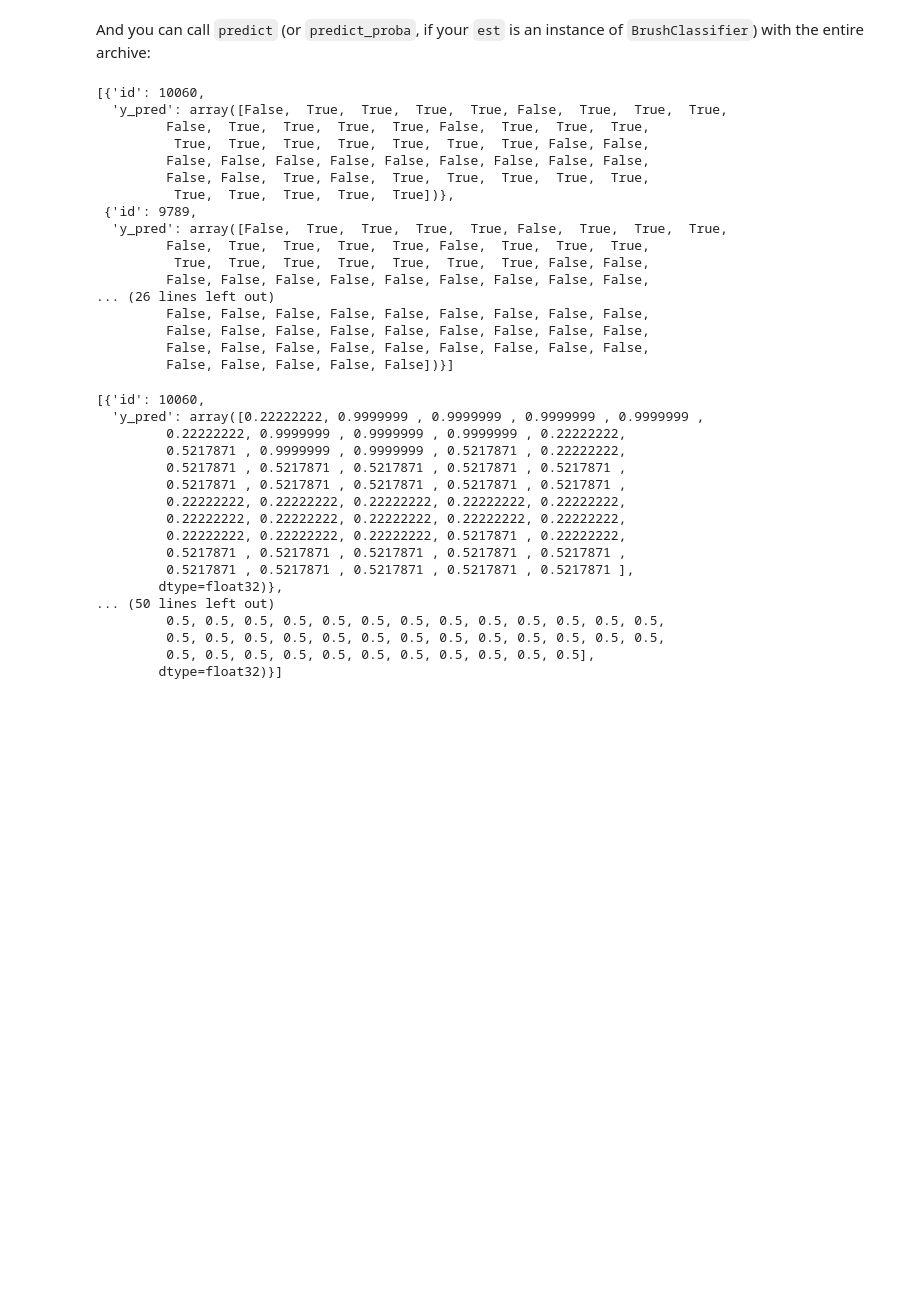
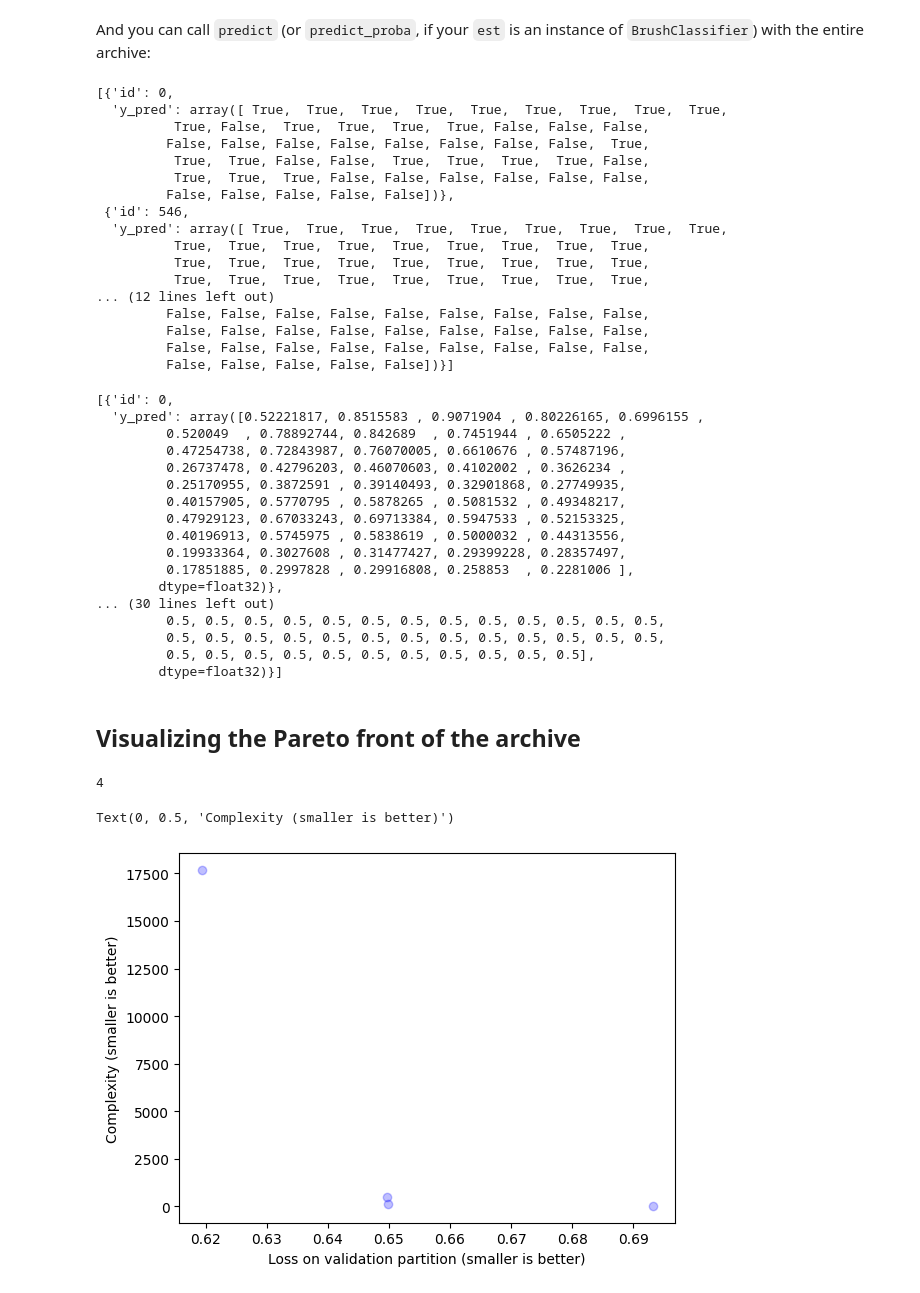
Before and after one commit to cavalab/brush, a Jupyter notebook: docs/guide/archive.ipynb, the cells around one changed output. Saved outputs shown, nothing was run; the diff lists cells and outputs as text; code cells hidden in the pictures; blank space fills up the shorter version.

Commit message:
Plotting the pareto front of archive

```diff
--- a/docs/guide/archive.ipynb
+++ b/docs/guide/archive.ipynb
@@ -20,12 +20,15 @@ y = df['target']
 est = BrushClassifier(
     functions=['SplitBest','Add','Mul','Sin','Cos','Exp','Logabs'],
     use_arch=True,
+    objectives=["error", "linear_complexity"],
     max_gens=100,
+    pop_size=200,
     verbosity=1
 )
 
 est.fit(X,y)
-y_pred = est.predict(X)
+
+print("Best model:", est.best_estimator_.get_model())
 print('score:', est.score(X,y))
 # %% [output]
 Completed 100% [====================]
@@ -60,19 +64,19 @@ And you can call `predict` (or `predict_proba`, if your `est` is an instance of
 # %%
 est.predict_archive(X)
 # %% [output]
-[{'id': 10060,
-  'y_pred': array([False,  True,  True,  True,  True, False,  True,  True,  True,
-         False,  True,  True,  True,  True, False,  True,  True,  True,
-          True,  True,  True,  True,  True,  True,  True, False, False,
-         False, False, False, False, False, False, False, False, False,
-         False, False,  True, False,  True,  True,  True,  True,  True,
-          True,  True,  True,  True,  True])},
- {'id': 9789,
-  'y_pred': array([False,  True,  True,  True,  True, False,  True,  True,  True,
-         False,  True,  True,  True,  True, False,  True,  True,  True,
-          True,  True,  True,  True,  True,  True,  True, False, False,
-         False, False, False, False, False, False, False, False, False,
-... (26 lines left out)
+[{'id': 0,
+  'y_pred': array([ True,  True,  True,  True,  True,  True,  True,  True,  True,
+          True, False,  True,  True,  True,  True, False, False, False,
+         False, False, False, False, False, False, False, False,  True,
+          True,  True, False, False,  True,  True,  True,  True, False,
+          True,  True,  True, False, False, False, False, False, False,
+         False, False, False, False, False])},
+ {'id': 546,
+  'y_pred': array([ True,  True,  True,  True,  True,  True,  True,  True,  True,
+          True,  True,  True,  True,  True,  True,  True,  True,  True,
+          True,  True,  True,  True,  True,  True,  True,  True,  True,
+          True,  True,  True,  True,  True,  True,  True,  True,  True,
+... (12 lines left out)
          False, False, False, False, False, False, False, False, False,
          False, False, False, False, False, False, False, False, False,
          False, False, False, False, False, False, False, False, False,
@@ -80,20 +84,38 @@ est.predict_archive(X)
 # %%
 est.predict_proba_archive(X)
 # %% [output]
-[{'id': 10060,
-  'y_pred': array([0.22222222, 0.9999999 , 0.9999999 , 0.9999999 , 0.9999999 ,
-         0.22222222, 0.9999999 , 0.9999999 , 0.9999999 , 0.22222222,
-         0.5217871 , 0.9999999 , 0.9999999 , 0.5217871 , 0.22222222,
-         0.5217871 , 0.5217871 , 0.5217871 , 0.5217871 , 0.5217871 ,
-         0.5217871 , 0.5217871 , 0.5217871 , 0.5217871 , 0.5217871 ,
-         0.22222222, 0.22222222, 0.22222222, 0.22222222, 0.22222222,
-         0.22222222, 0.22222222, 0.22222222, 0.22222222, 0.22222222,
-         0.22222222, 0.22222222, 0.22222222, 0.5217871 , 0.22222222,
-         0.5217871 , 0.5217871 , 0.5217871 , 0.5217871 , 0.5217871 ,
-         0.5217871 , 0.5217871 , 0.5217871 , 0.5217871 , 0.5217871 ],
+[{'id': 0,
+  'y_pred': array([0.52221817, 0.8515583 , 0.9071904 , 0.80226165, 0.6996155 ,
+         0.520049  , 0.78892744, 0.842689  , 0.7451944 , 0.6505222 ,
+         0.47254738, 0.72843987, 0.76070005, 0.6610676 , 0.57487196,
+         0.26737478, 0.42796203, 0.46070603, 0.4102002 , 0.3626234 ,
+         0.25170955, 0.3872591 , 0.39140493, 0.32901868, 0.27749935,
+         0.40157905, 0.5770795 , 0.5878265 , 0.5081532 , 0.49348217,
+         0.47929123, 0.67033243, 0.69713384, 0.5947533 , 0.52153325,
+         0.40196913, 0.5745975 , 0.5838619 , 0.5000032 , 0.44313556,
+         0.19933364, 0.3027608 , 0.31477427, 0.29399228, 0.28357497,
+         0.17851885, 0.2997828 , 0.29916808, 0.258853  , 0.2281006 ],
         dtype=float32)},
-... (50 lines left out)
+... (30 lines left out)
          0.5, 0.5, 0.5, 0.5, 0.5, 0.5, 0.5, 0.5, 0.5, 0.5, 0.5, 0.5, 0.5,
          0.5, 0.5, 0.5, 0.5, 0.5, 0.5, 0.5, 0.5, 0.5, 0.5, 0.5, 0.5, 0.5,
          0.5, 0.5, 0.5, 0.5, 0.5, 0.5, 0.5, 0.5, 0.5, 0.5, 0.5],
         dtype=float32)}]
+# %% [markdown]
+## Visualizing the Pareto front of the archive
+# %%
+import matplotlib.pyplot as plt
+
+xs, ys = [], []
+for ind in est.archive_:
+    xs.append(ind['fitness']['loss_v'])
+    ys.append(ind['fitness']['complexity'])
+
+print(len(xs))
+plt.scatter(xs, ys, alpha=0.25, c='b', linewidth=1.0)
+plt.xlabel("Loss on validation partition (smaller is better)")
+plt.ylabel("Complexity (smaller is better)")
+# %% [output]
+4
+Text(0, 0.5, 'Complexity (smaller is better)')
+[figure, added]
```
Also changed, not shown: parts of 2 cells of this notebook.
